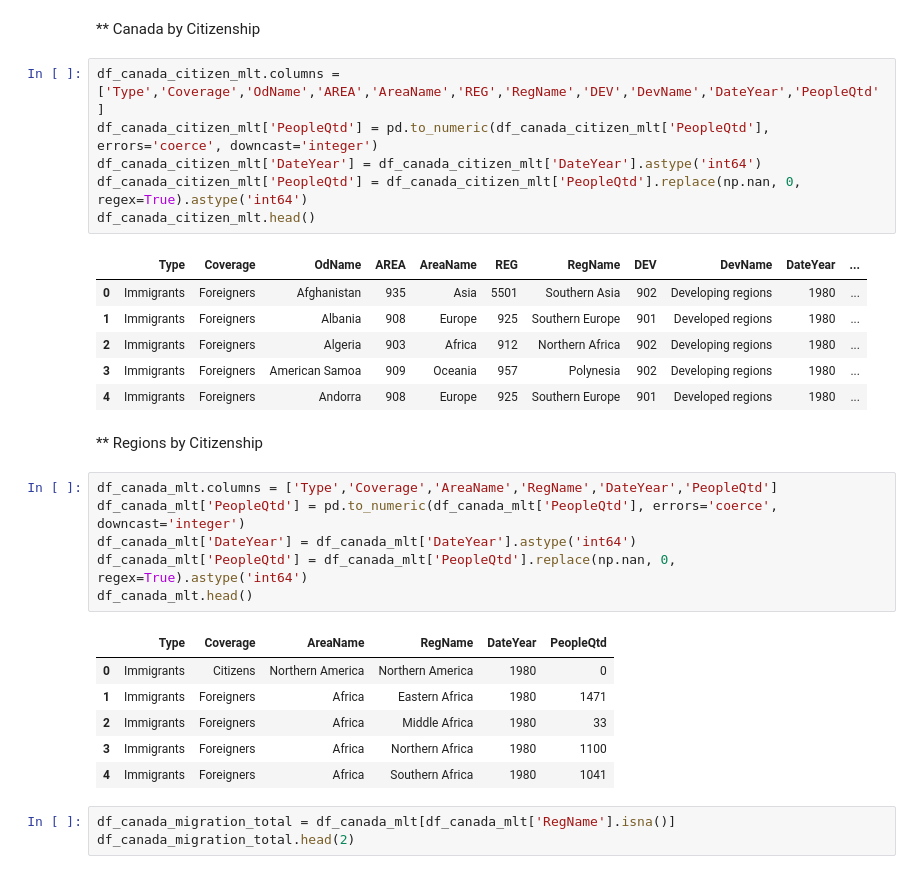
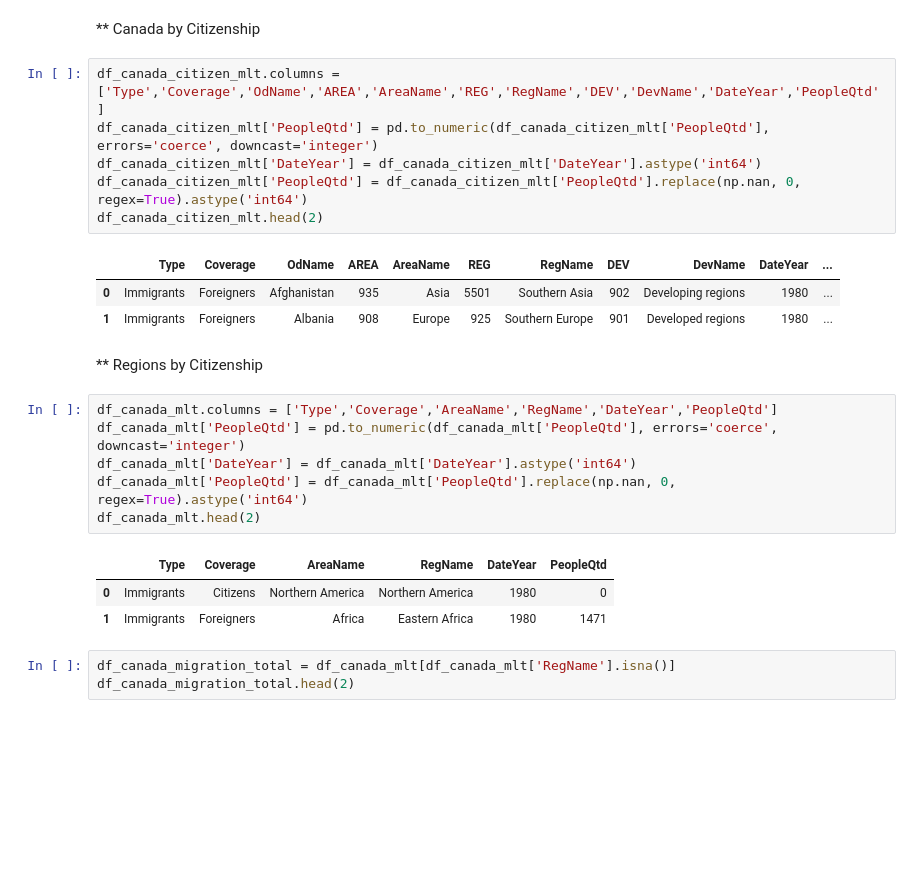
Before and after one commit to DaniloNunesMelo/Dan_Portfolio_Code, a Jupyter notebook: python-data-analysis/Inter-Migr-Flows/AppDan - Canada International Migration Flows.ipynb, the cells around one changed output. Cells and saved outputs as stored; diff of their text form; blank space fills up the shorter version.

```diff
--- a/python-data-analysis/Inter-Migr-Flows/AppDan - Canada International Migration Flows.ipynb
+++ b/python-data-analysis/Inter-Migr-Flows/AppDan - Canada International Migration Flows.ipynb
@@ -112,16 +114,13 @@ df_canada_citizen_mlt.head(2)
 # %%
 df_canada_citizen_mlt.columns = ['Type','Coverage','OdName','AREA','AreaName','REG','RegName','DEV','DevName','DateYear','PeopleQtd']
 df_canada_citizen_mlt['PeopleQtd'] = pd.to_numeric(df_canada_citizen_mlt['PeopleQtd'], errors='coerce', downcast='integer')
 df_canada_citizen_mlt['DateYear'] = df_canada_citizen_mlt['DateYear'].astype('int64')
 df_canada_citizen_mlt['PeopleQtd'] = df_canada_citizen_mlt['PeopleQtd'].replace(np.nan, 0, regex=True).astype('int64')
-df_canada_citizen_mlt.head()
+df_canada_citizen_mlt.head(2)
 # %% [output]
 |  | Type | Coverage | OdName | AREA | AreaName | REG | RegName | DEV | DevName | DateYear | ... |
 | 0 | Immigrants | Foreigners | Afghanistan | 935 | Asia | 5501 | Southern Asia | 902 | Developing regions | 1980 | ... |
 | 1 | Immigrants | Foreigners | Albania | 908 | Europe | 925 | Southern Europe | 901 | Developed regions | 1980 | ... |
-| 2 | Immigrants | Foreigners | Algeria | 903 | Africa | 912 | Northern Africa | 902 | Developing regions | 1980 | ... |
-| 3 | Immigrants | Foreigners | American Samoa | 909 | Oceania | 957 | Polynesia | 902 | Developing regions | 1980 | ... |
-| 4 | Immigrants | Foreigners | Andorra | 908 | Europe | 925 | Southern Europe | 901 | Developed regions | 1980 | ... |
 # %% [markdown]
 ** Regions by Citizenship
 # %%
@@ -129,14 +128,11 @@ df_canada_mlt.columns = ['Type','Coverage','AreaName','RegName','DateYear','Peop
 df_canada_mlt['PeopleQtd'] = pd.to_numeric(df_canada_mlt['PeopleQtd'], errors='coerce', downcast='integer')
 df_canada_mlt['DateYear'] = df_canada_mlt['DateYear'].astype('int64')
 df_canada_mlt['PeopleQtd'] = df_canada_mlt['PeopleQtd'].replace(np.nan, 0, regex=True).astype('int64')
-df_canada_mlt.head()
+df_canada_mlt.head(2)
 # %% [output]
 |  | Type | Coverage | AreaName | RegName | DateYear | PeopleQtd |
 | 0 | Immigrants | Citizens | Northern America | Northern America | 1980 | 0 |
 | 1 | Immigrants | Foreigners | Africa | Eastern Africa | 1980 | 1471 |
-| 2 | Immigrants | Foreigners | Africa | Middle Africa | 1980 | 33 |
-| 3 | Immigrants | Foreigners | Africa | Northern Africa | 1980 | 1100 |
-| 4 | Immigrants | Foreigners | Africa | Southern Africa | 1980 | 1041 |
 # %%
 df_canada_migration_total = df_canada_mlt[df_canada_mlt['RegName'].isna()]
 df_canada_migration_total.head(2)
```
Also changed, not shown: parts of 8 cells of this notebook.
